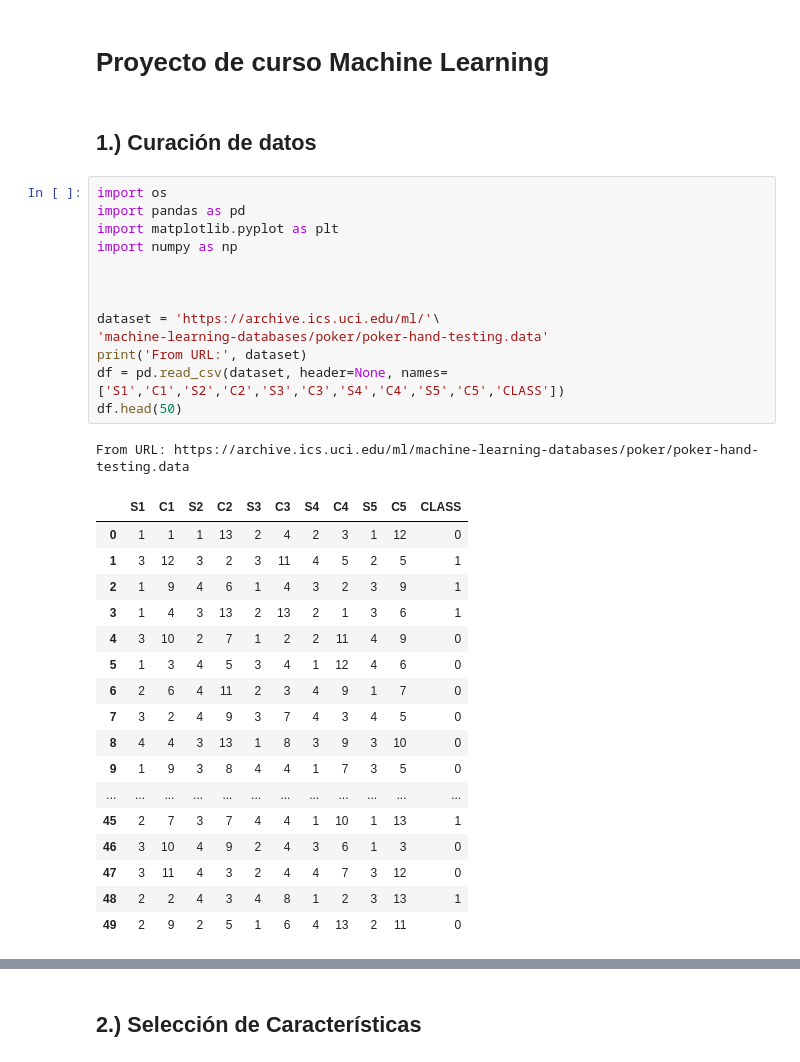
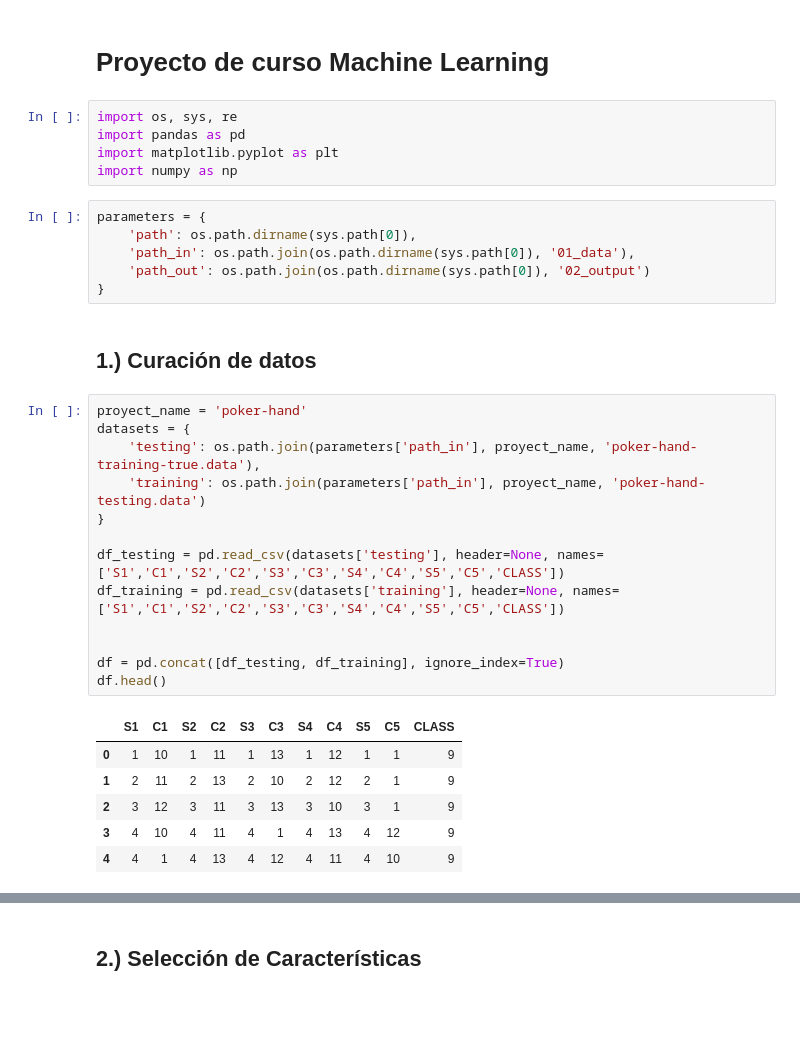
Before and after one commit to tsbedoya/ELE-Machine-Learning, a Jupyter notebook: repo/PokerHand.ipynb, the cells around one changed output, grey strips where cells are left out. Drawn from its saved outputs; the diff is of its cells as text; blank space fills up the shorter version.

```diff
--- a/repo/PokerHand.ipynb
+++ b/repo/PokerHand.ipynb
@@ -1,39 +1,38 @@
 # %% [markdown]
 # Proyecto de curso Machine Learning
+# %%
+import os, sys, re
+import pandas as pd
+import matplotlib.pyplot as plt
+import numpy as np
+# %%
+parameters = {
+    'path': os.path.dirname(sys.path[0]),
+    'path_in': os.path.join(os.path.dirname(sys.path[0]), '01_data'),
+    'path_out': os.path.join(os.path.dirname(sys.path[0]), '02_output')
+}
 # %% [markdown]
 ## 1.) Curación de datos
-# %%
-import os
-import pandas as pd
-import matplotlib.pyplot as plt
-import numpy as np
-
-
-
-dataset = 'https://archive.ics.uci.edu/ml/'\
-'machine-learning-databases/poker/poker-hand-testing.data'
-print('From URL:', dataset)
-df = pd.read_csv(dataset, header=None, names=['S1','C1','S2','C2','S3','C3','S4','C4','S5','C5','CLASS'])
-df.head(50)
-# %% [output]
-From URL: https://archive.ics.uci.edu/ml/machine-learning-databases/poker/poker-hand-testing.data
-|  | S1 | C1 | S2 | C2 | S3 | C3 | S4 | C4 | S5 | C5 | CLASS |
-| 0 | 1 | 1 | 1 | 13 | 2 | 4 | 2 | 3 | 1 | 12 | 0 |
-| 1 | 3 | 12 | 3 | 2 | 3 | 11 | 4 | 5 | 2 | 5 | 1 |
-| 2 | 1 | 9 | 4 | 6 | 1 | 4 | 3 | 2 | 3 | 9 | 1 |
-| 3 | 1 | 4 | 3 | 13 | 2 | 13 | 2 | 1 | 3 | 6 | 1 |
-| 4 | 3 | 10 | 2 | 7 | 1 | 2 | 2 | 11 | 4 | 9 | 0 |
-| 5 | 1 | 3 | 4 | 5 | 3 | 4 | 1 | 12 | 4 | 6 | 0 |
-| 6 | 2 | 6 | 4 | 11 | 2 | 3 | 4 | 9 | 1 | 7 | 0 |
-| 7 | 3 | 2 | 4 | 9 | 3 | 7 | 4 | 3 | 4 | 5 | 0 |
-| 8 | 4 | 4 | 3 | 13 | 1 | 8 | 3 | 9 | 3 | 10 | 0 |
-| 9 | 1 | 9 | 3 | 8 | 4 | 4 | 1 | 7 | 3 | 5 | 0 |
-| ... | ... | ... | ... | ... | ... | ... | ... | ... | ... | ... | ... |
-| 45 | 2 | 7 | 3 | 7 | 4 | 4 | 1 | 10 | 1 | 13 | 1 |
-| 46 | 3 | 10 | 4 | 9 | 2 | 4 | 3 | 6 | 1 | 3 | 0 |
-| 47 | 3 | 11 | 4 | 3 | 2 | 4 | 4 | 7 | 3 | 12 | 0 |
-| 48 | 2 | 2 | 4 | 3 | 4 | 8 | 1 | 2 | 3 | 13 | 1 |
-| 49 | 2 | 9 | 2 | 5 | 1 | 6 | 4 | 13 | 2 | 11 | 0 |
+# %%
+proyect_name = 'poker-hand'
+datasets = {
+    'testing': os.path.join(parameters['path_in'], proyect_name, 'poker-hand-training-true.data'),
+    'training': os.path.join(parameters['path_in'], proyect_name, 'poker-hand-testing.data')
+}
+
+df_testing = pd.read_csv(datasets['testing'], header=None, names=['S1','C1','S2','C2','S3','C3','S4','C4','S5','C5','CLASS'])
+df_training = pd.read_csv(datasets['training'], header=None, names=['S1','C1','S2','C2','S3','C3','S4','C4','S5','C5','CLASS'])
+
+
+df = pd.concat([df_testing, df_training], ignore_index=True)
+df.head()
+# %% [output]
+|  | S1 | C1 | S2 | C2 | S3 | C3 | S4 | C4 | S5 | C5 | CLASS |
+| 0 | 1 | 10 | 1 | 11 | 1 | 13 | 1 | 12 | 1 | 1 | 9 |
+| 1 | 2 | 11 | 2 | 13 | 2 | 10 | 2 | 12 | 2 | 1 | 9 |
+| 2 | 3 | 12 | 3 | 11 | 3 | 13 | 3 | 10 | 3 | 1 | 9 |
+| 3 | 4 | 10 | 4 | 11 | 4 | 1 | 4 | 13 | 4 | 12 | 9 |
+| 4 | 4 | 1 | 4 | 13 | 4 | 12 | 4 | 11 | 4 | 10 | 9 |
 # %%
 # Informacion del DataFrame
 print(df.info())
```
Also changed, not shown: parts of 15 cells of this notebook, 4 other files.
